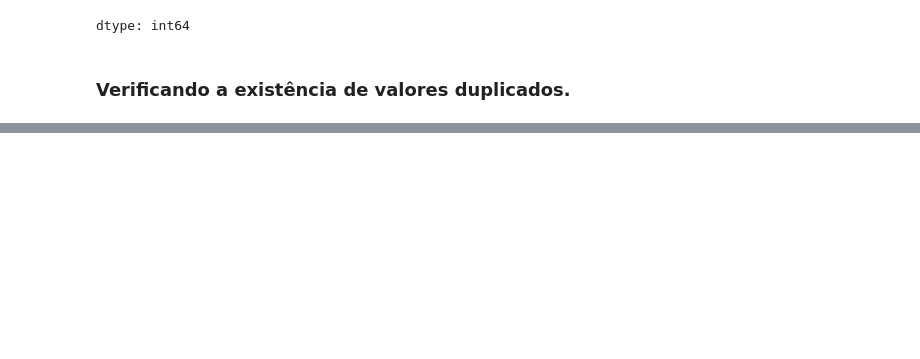
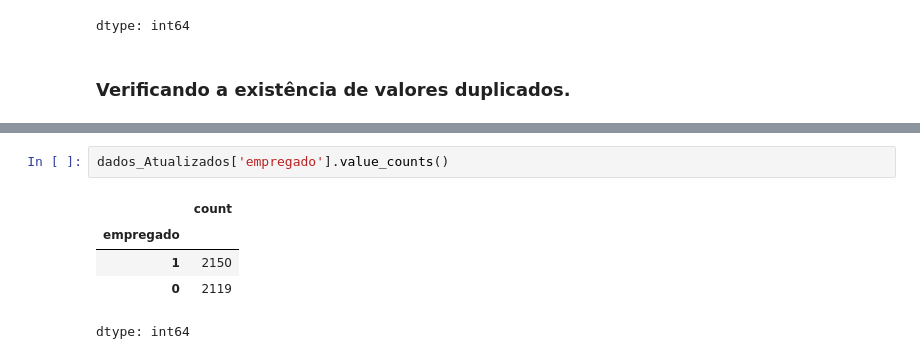
Before and after one commit to dayviddouglas/arvore_decisao_aprovacao_emprestimos, a Jupyter notebook: main.ipynb, the cells around one changed output, grey strips where cells are left out. Drawn from its saved outputs; the diff is of its cells as text; blank space fills up the shorter version.

```diff
--- a/main.ipynb
+++ b/main.ipynb
@@ -57,0 +163,8 @@ dados_dataset.duplicated().sum()
+# %%
+dados_Atualizados['empregado'].value_counts()
+# %% [output]
+|  | count |
+| empregado |  |
+| 1 | 2150 |
+| 0 | 2119 |
+dtype: int64
```
Also changed, not shown: parts of 16 cells of this notebook.
